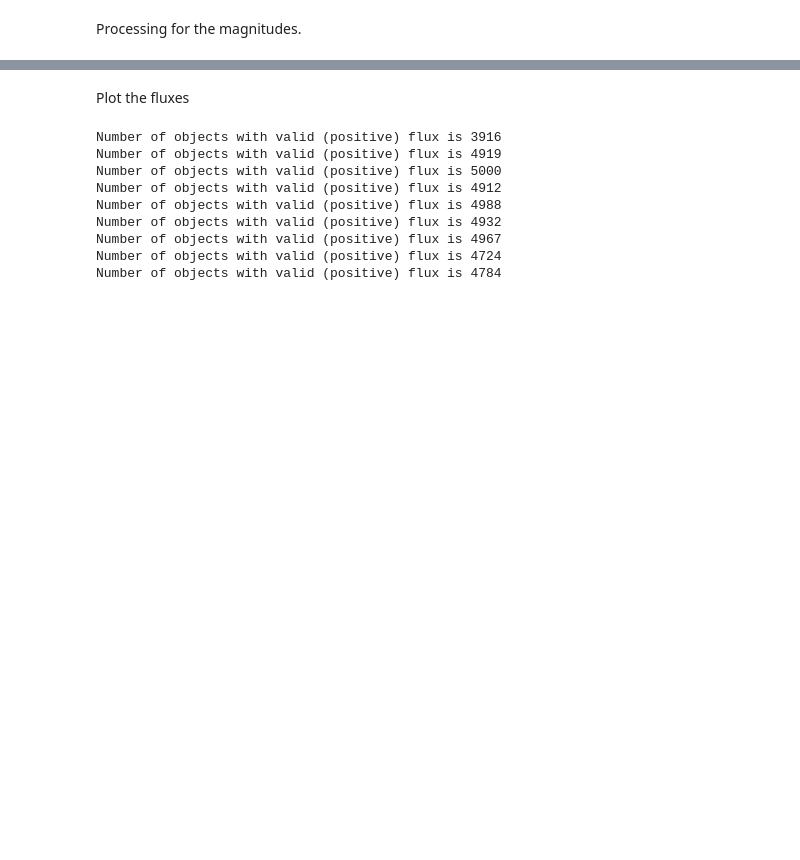
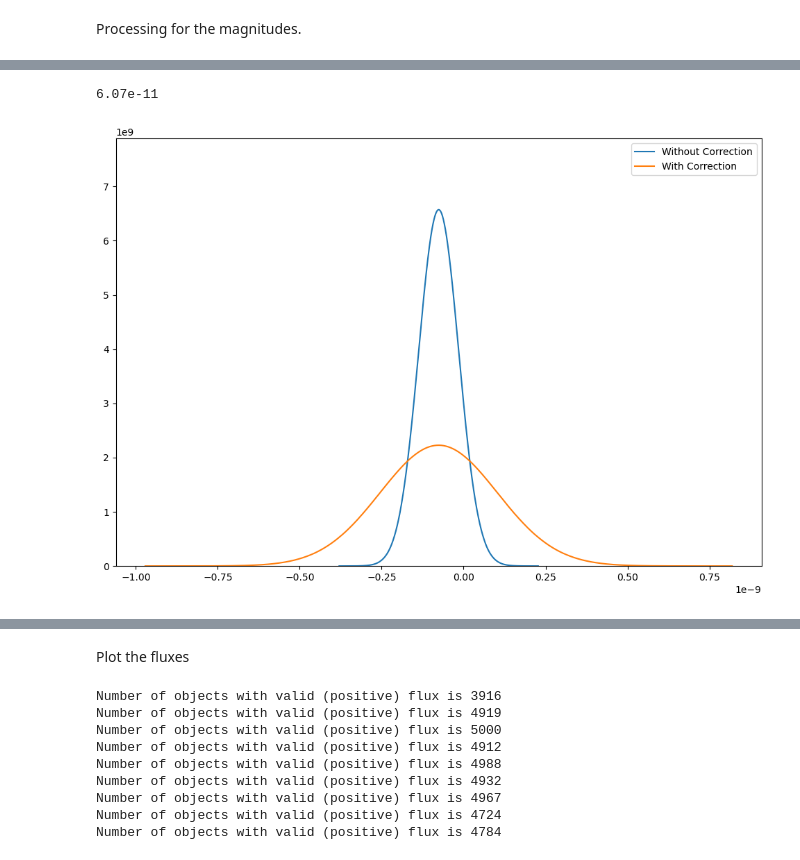
Before and after one commit to Harry45/BHM-nz, a Jupyter notebook: bhm/playground.ipynb, the cells around one changed output, grey strips where cells are left out. Drawn from its saved outputs; the diff is of its cells as text; code cells hidden in the pictures; blank space fills up the shorter version.

```diff
--- a/bhm/playground.ipynb
+++ b/bhm/playground.ipynb
@@ -297,0 +363,2 @@ test_mag[condition_1 & condition_2 & condition_3] = 99.0
+# %%
+testing_fe.values[condition_4] = np.abs(0.4 * testing_f.values[condition_4] * np.log(10) * testing_e.values[condition_4])
@@ -297,0 +386,19 @@ test_mag[condition_1 & condition_2 & condition_3] = 99.0
+# %%
+test_flux_err.values[17, 0]
+# %% [output]
+6.07e-11
+# %%
+mu = testing_f.values[17, 0]
+std_c = 0.1*testing_fe.values[17, 0]
+std = test_flux_err.values[17, 0]
+# %%
+factor = 5.0
+nfact = 1.0
+lower1 = mu - factor * std
+lower2 = mu - factor * std_c
+
+upper1 = mu + factor * std
+upper2 = mu + factor * std_c
+
+g1 = np.linspace(nfact*lower1, nfact*upper1, 1000)
+g2 = np.linspace(nfact*lower2, nfact*upper2, 1000)
@@ -297,0 +417,12 @@ test_mag[condition_1 & condition_2 & condition_3] = 99.0
+# %%
+pdf1 = ss.norm(mu, std).pdf(g1)
+pdf2 = ss.norm(mu, std_c).pdf(g2)
+# %%
+plt.figure(figsize=(12,8))
+plt.plot(g1, pdf1, label = 'Without Correction')
+plt.plot(g2, pdf2, label = 'With Correction')
+plt.ylim(0.0, 1.2*max([max(pdf1), max(pdf2)]))
+plt.legend()
+plt.show()
+# %% [output]
+[figure, added]
```
Also changed, not shown: parts of 25 cells of this notebook.
